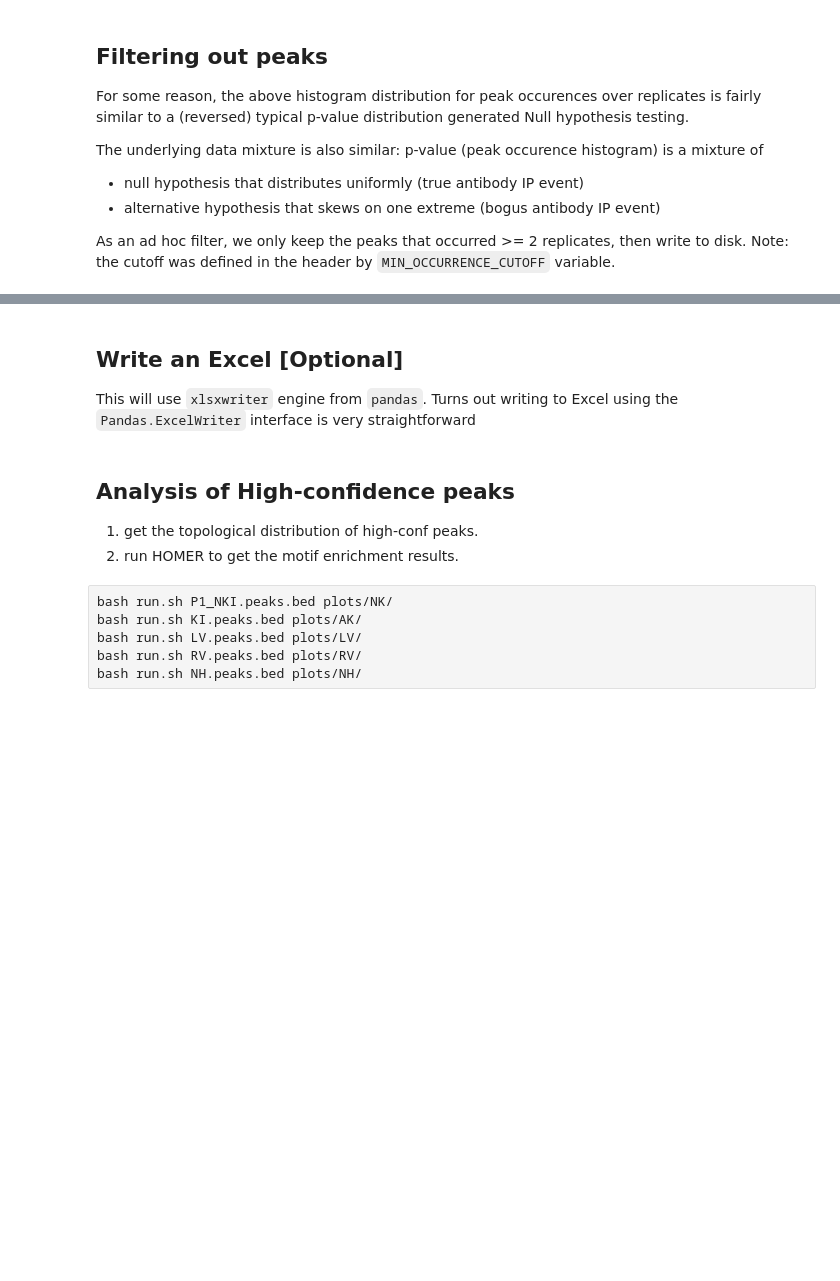
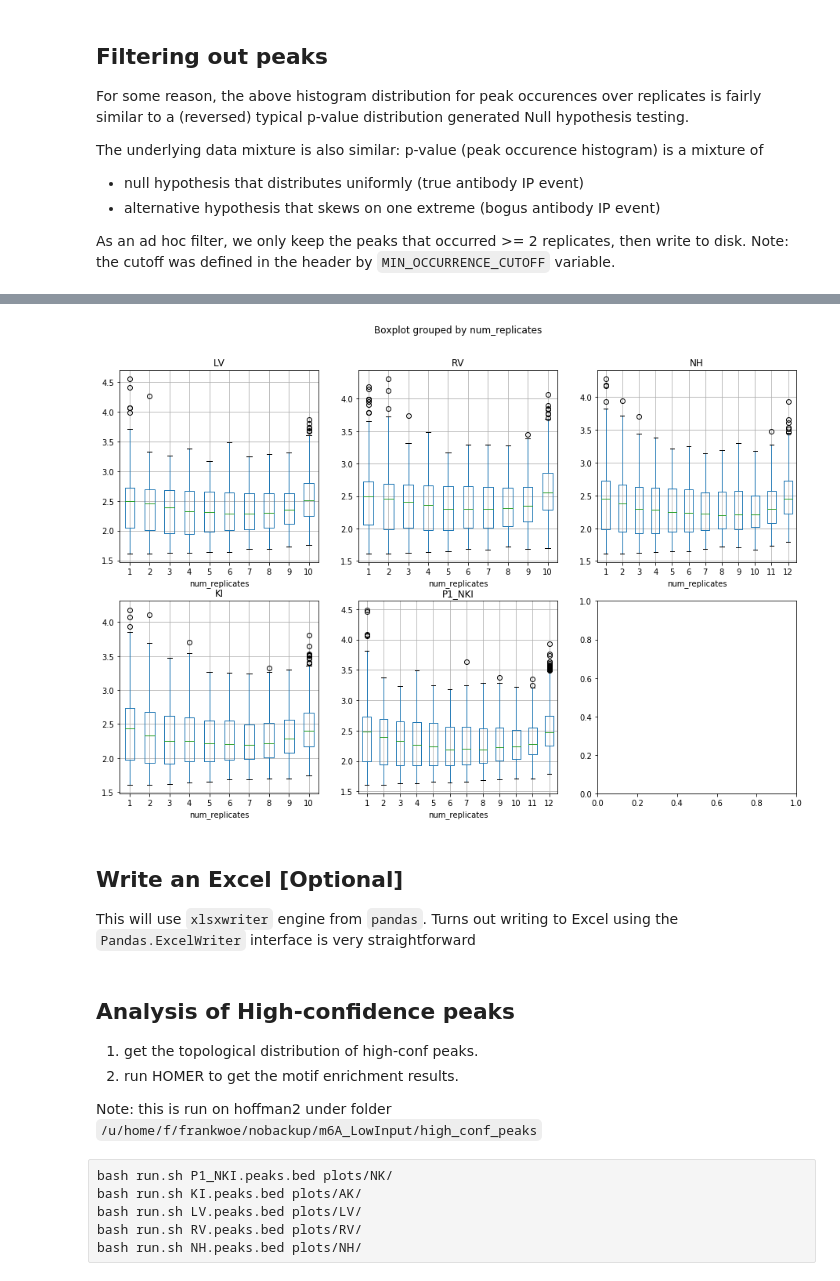
Before and after one commit to zj-zhang/m6A_lowinput_mouse_notebook, a Jupyter notebook: 20181019-m6A-3/M6A_Analysis.Part_03.ipynb, the cells around one changed output, grey strips where cells are left out. Saved outputs shown, nothing was run; the diff lists cells and outputs as text; code cells hidden in the pictures; blank space fills up the shorter version.

```diff
--- a/20181019-m6A-3/M6A_Analysis.Part_03.ipynb
+++ b/20181019-m6A-3/M6A_Analysis.Part_03.ipynb
@@ -129,3 +132,18 @@ Keeping >= 2 peaks..
+# %%
+import numpy as np
+fig3, axes3 = plt.subplots(2, 3, figsize=(15,10))
+i=0; j=0
+for group in ['LV', 'RV', 'NH', 'KI', 'P1_NKI']:
+    df_dict[group]['avg_fc'] = df_dict[group]['ratio'].apply(lambda x: np.mean([float(_) for _ in x.split(',')]))
+    #df_dict[group].plot.scatter(x='num_replicates', y='avg_fc', ax=axes3[i,j])
+    df_dict[group].boxplot(by='num_replicates', column='avg_fc', ax=axes3[i,j])
+    axes3[i,j].set_title(group)
+    j += 1
+    if j>2:
+        j=0
+        i += 1
+# %% [output]
+[figure, added]
 # %% [markdown]
 ## Write an Excel [Optional]
 
@@ -153,6 +171,8 @@ if(WRITE_EXCEL):
 
 1. get the topological distribution of high-conf peaks.
 2. run HOMER to get the motif enrichment results.
+
+Note: this is run on hoffman2 under folder `/u/home/f/frankwoe/nobackup/m6A_LowInput/high_conf_peaks`
 # %% [raw]
 bash run.sh P1_NKI.peaks.bed plots/NK/
 bash run.sh KI.peaks.bed plots/AK/
```
Also changed, not shown: parts of 7 cells of this notebook, 40 other files.
